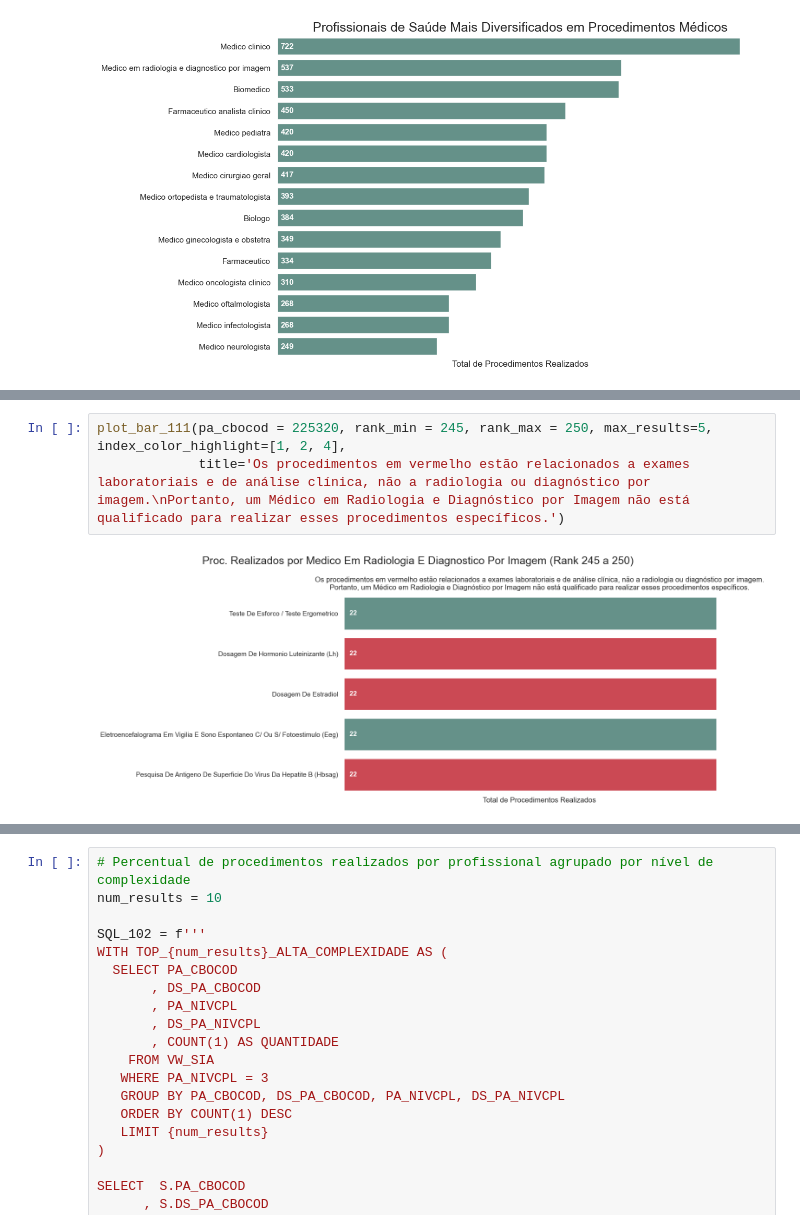
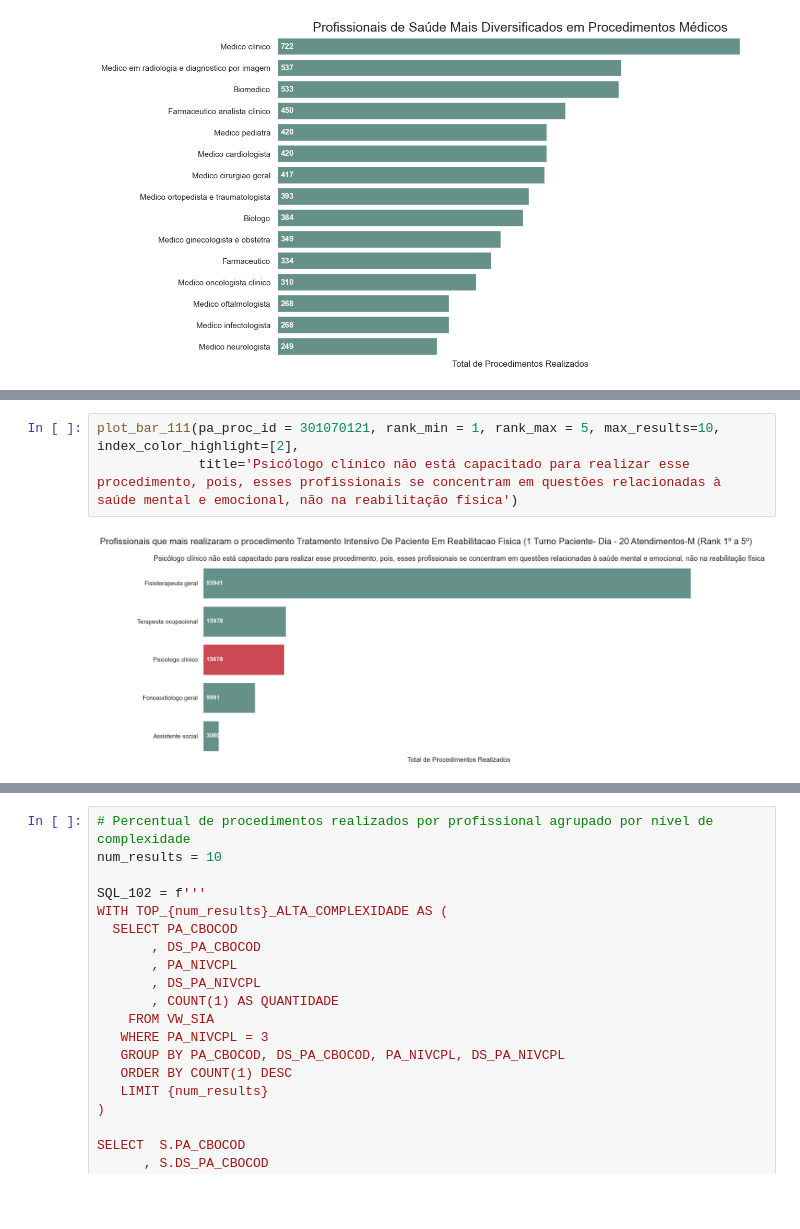
Before and after one commit to Vinicius-Luiz/etl_data_analisys_sia_python, a Jupyter notebook: 004_Data_Analysis.ipynb, the cells around one changed output, grey strips where cells are left out. Saved outputs shown, nothing was run; the diff lists cells and outputs as text; blank space fills up the shorter version.

```diff
--- a/004_Data_Analysis.ipynb
+++ b/004_Data_Analysis.ipynb
@@ -228,8 +234,8 @@ def plot_bar_111(pa_cbocod: int, rank_min: int = 1, rank_max: int = 5, max_resul
 
     plt.tight_layout()
     plt.show()
-# %%
-plot_bar_111(pa_cbocod = 225320, rank_min = 245, rank_max = 250, max_results=5, index_color_highlight=[1, 2, 4],
-             title='Os procedimentos em vermelho estão relacionados a exames laboratoriais e de análise clínica, não a radiologia ou diagnóstico por imagem.\nPortanto, um Médico em Radiologia e Diagnóstico por Imagem não está qualificado para realizar esses procedimentos específicos.')
-# %% [output]
-[figure, removed]
+# %%
+plot_bar_111(pa_proc_id = 301070121, rank_min = 1, rank_max = 5, max_results=10, index_color_highlight=[2],
+             title='Psicólogo clínico não está capacitado para realizar esse procedimento, pois, esses profissionais se concentram em questões relacionadas à saúde mental e emocional, não na reabilitação física')
+# %% [output]
+[figure, added]
```
Also changed, not shown: parts of 6 cells of this notebook.
